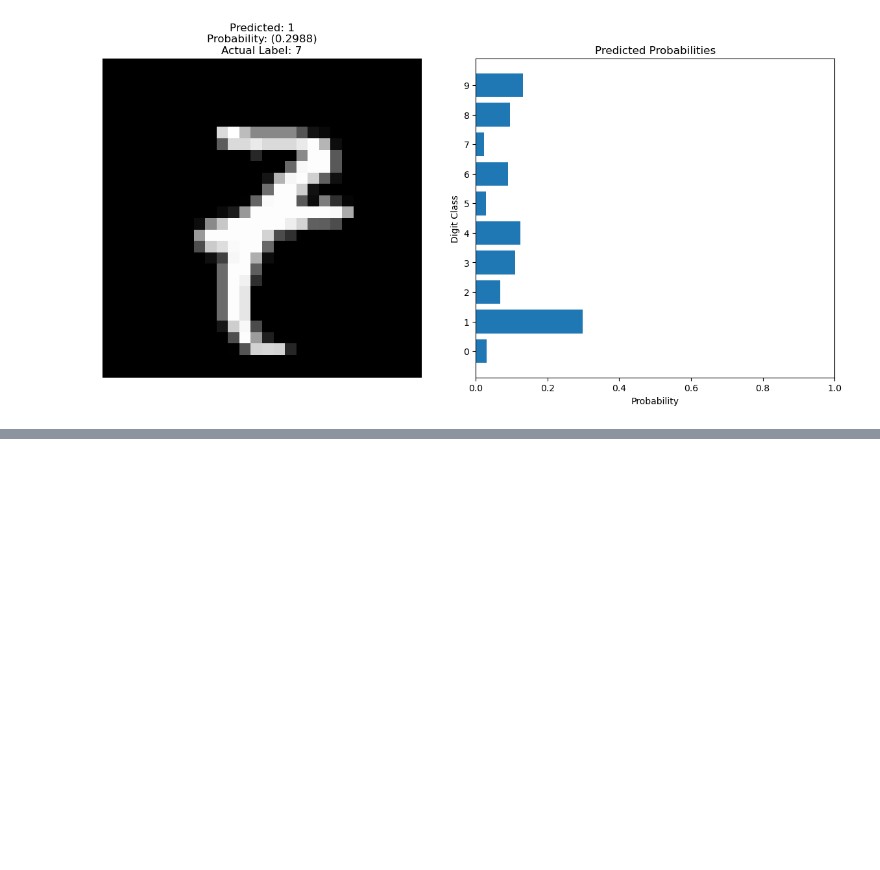
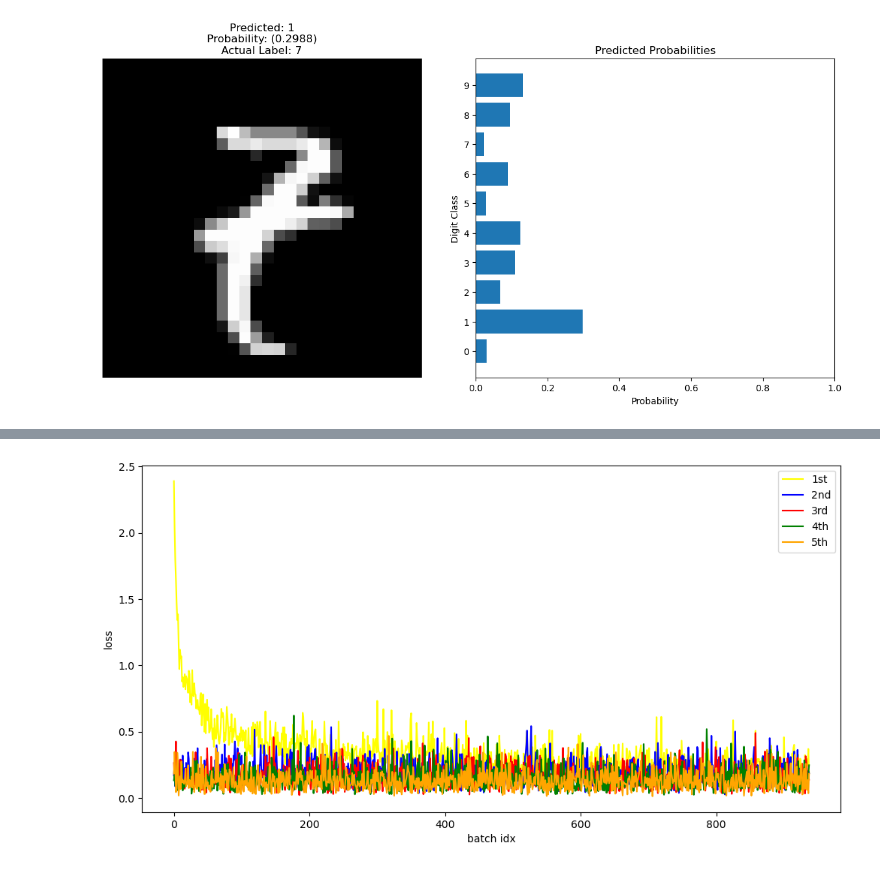
Before and after one commit to akleinecke/580_FinalProject_Fall24, a Jupyter notebook: Group 5 Final Project.ipynb, the cells around one changed output, grey strips where cells are left out. Cells and saved outputs as stored; diff of their text form; code cells hidden in the pictures; blank space fills up the shorter version.

Commit message:
Added final model for training on both datasets.

```diff
--- a/Group 5 Final Project.ipynb
+++ b/Group 5 Final Project.ipynb
@@ -845,0 +849,94 @@ plt.show()
+# %%
+import torch
+from torch import nn
+import torch.nn.functional as F
+from torchvision import datasets, transforms
+from torch import optim
+%matplotlib inline
+
+# Define a transform to normalize the data
+transform = transforms.Compose([transforms.ToTensor(),
+                                transforms.Normalize((0.5,), (0.5,)),
+                              ])
+# Download and load the training data
+mnist_trainset = datasets.MNIST('~/.pytorch/MNIST_data/', download=True, train=True, transform=transform)
+mnist_loader = torch.utils.data.DataLoader(mnist_trainset, batch_size=64, shuffle=True)
+
+## Loss and Autograd model
+# Build a feed-forward network
+model = nn.Sequential(nn.Linear(784, 128),   # Flattened MNIST image sizes (28x28) & Linear layer maps
+                      nn.ELU(),              # Activation function
+                      nn.BatchNorm1d(128),   # Normalize our batch for stability
+                      nn.Dropout(0.2),       # Prevent overfitting
+                      nn.Linear(128, 64),
+                      nn.ELU(),
+                      nn.BatchNorm1d(64),
+                      nn.Dropout(0.2),
+                      nn.Linear(64, 10),     # 10 output layers for each digit
+                      nn.LogSoftmax(dim=1))  # this line is extra comparing to earlier nn.Sequential calls
+
+# Check if we can run this on a GPU, otherwise use CPU
+device = torch.device("cuda" if torch.cuda.is_available() else "cpu")
+model = model.to(device)
+
+
+## Loss function
+criterion = nn.NLLLoss()
+
+# Training on the MNIST Data
+## Training Loop
+optimizer = optim.Adam(model.parameters(), lr=0.001)
+epochs = 5 # Number of training cycles
+losses = []
+
+for epoch in range(epochs):
+    model.train()
+    running_loss = 0.0
+    epoch_losses = []
+    for images, labels in mnist_loader:
+        images = images.view(images.size(0), -1) # Flatten our images to 784 (28x28)
+
+        # Zero out the gradients
+        optimizer.zero_grad()
+
+        # Forward pass
+        output = model(images)
+
+        # Calculate loss
+        loss = criterion(output, labels)
+
+        # Backward pass
+        loss.backward()
+
+        # Update weights
+        optimizer.step()
+
+        running_loss += loss.item()
+        epoch_losses.append(loss.item())
+
+    losses.append(epoch_losses)
+
+    print(f"Epoch {epoch+1}/{epochs}, Loss: {running_loss/len(mnist_loader):.4f}")
+
+print("Training complete!")
+
+
+
+## Print the visuals
+x = np.arange(len(mnist_loader))
+
+print (f"Length of MNIST_loader:{len(mnist_loader)}")
+
+nplosses = np.array(losses)
+
+plt.figure(figsize=[12, 6])
+plt.plot(x, losses[0], color='yellow', label="1st")
+plt.plot(x, losses[1], color='b', label="2nd")
+plt.plot(x, losses[2], color='r', label="3rd")
+plt.plot(x, losses[3], color='g', label="4th")
+plt.plot(x, losses[4], color='orange', label="5th")
+plt.xlabel('batch idx')
+plt.ylabel('loss')
+plt.legend()
+plt.show()
+# %% [output]
@@ -845,0 +950 @@ plt.show()
+[figure, added]
```
Also changed, not shown: parts of 9 cells of this notebook.
